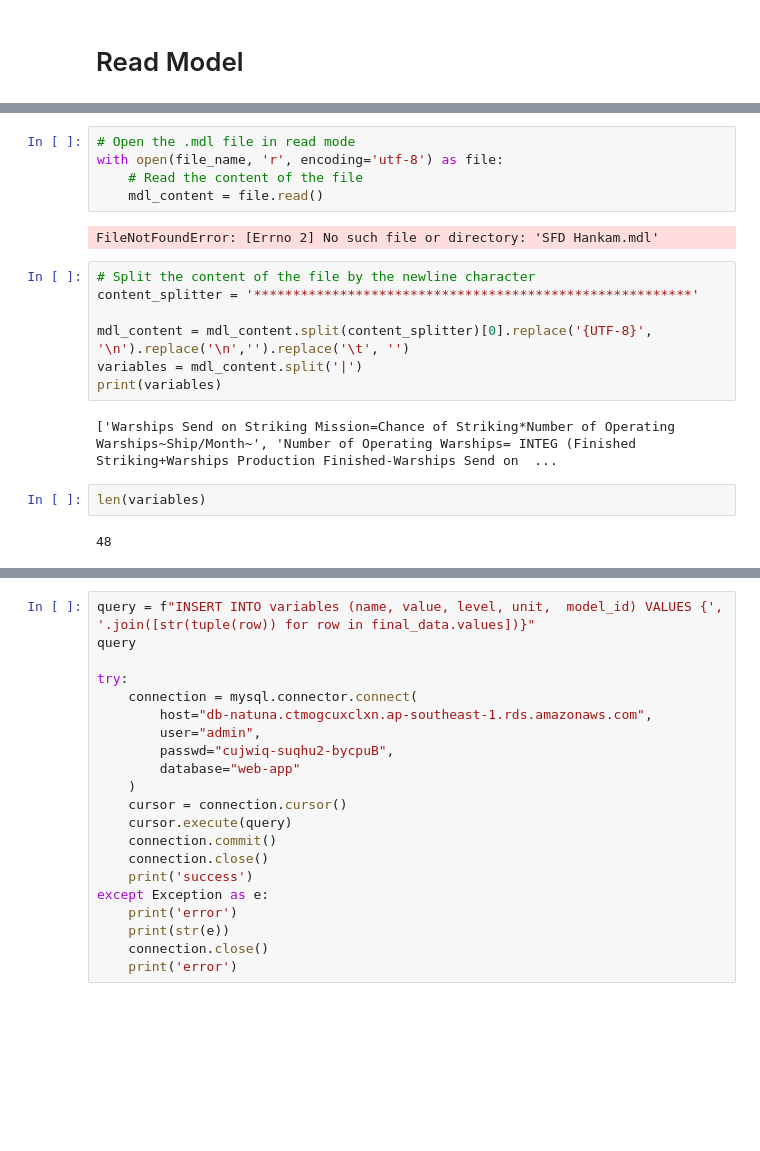
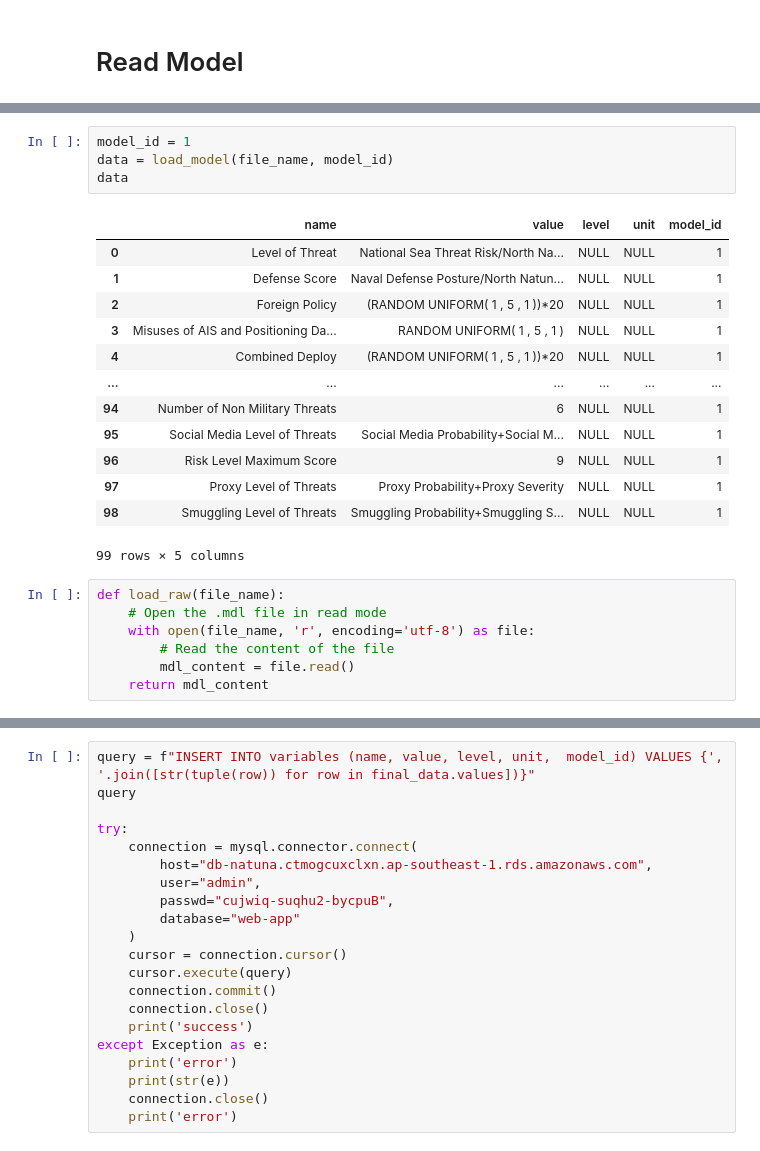
Before and after one commit to farrelarrizal/natuna-app, a Jupyter notebook: public/python/read-vensim.ipynb, the cells around one changed output, grey strips where cells are left out. Drawn from its saved outputs; the diff is of its cells as text; blank space fills up the shorter version.

```diff
--- a/public/python/read-vensim.ipynb
+++ b/public/python/read-vensim.ipynb
@@ -63,20 +129,25 @@ file_name = 'SFD Hankam.mdl'
+# %%
+model_id = 1
+data = load_model(file_name, model_id)
+data
+# %% [output]
+|  | name | value | level | unit | model_id |
+| 0 | Level of Threat | National Sea Threat Risk/North Na... | NULL | NULL | 1 |
+| 1 | Defense Score | Naval Defense Posture/North Natun... | NULL | NULL | 1 |
+| 2 | Foreign Policy | (RANDOM UNIFORM( 1 , 5 , 1 ))*20 | NULL | NULL | 1 |
+| 3 | Misuses of AIS and Positioning Da... | RANDOM UNIFORM( 1 , 5 , 1 ) | NULL | NULL | 1 |
+| 4 | Combined Deploy | (RANDOM UNIFORM( 1 , 5 , 1 ))*20 | NULL | NULL | 1 |
+| ... | ... | ... | ... | ... | ... |
+| 94 | Number of Non Military Threats | 6 | NULL | NULL | 1 |
+| 95 | Social Media Level of Threats | Social Media Probability+Social M... | NULL | NULL | 1 |
+| 96 | Risk Level Maximum Score | 9 | NULL | NULL | 1 |
+| 97 | Proxy Level of Threats | Proxy Probability+Proxy Severity | NULL | NULL | 1 |
+| 98 | Smuggling Level of Threats | Smuggling Probability+Smuggling S... | NULL | NULL | 1 |
+99 rows × 5 columns
 # %%
-# Open the .mdl file in read mode
-with open(file_name, 'r', encoding='utf-8') as file:
-    # Read the content of the file
-    mdl_content = file.read()
+def load_raw(file_name):
+    # Open the .mdl file in read mode
+    with open(file_name, 'r', encoding='utf-8') as file:
+        # Read the content of the file
+        mdl_content = file.read()
+    return mdl_content
-# %% [output]
-FileNotFoundError: [Errno 2] No such file or directory: 'SFD Hankam.mdl'
-# %%
-# Split the content of the file by the newline character
-content_splitter = '********************************************************'
-
-mdl_content = mdl_content.split(content_splitter)[0].replace('{UTF-8}', '\n').replace('\n','').replace('\t', '')
-variables = mdl_content.split('|')
-print(variables)
-# %% [output]
-['Warships Send on Striking Mission=Chance of Striking*Number of Operating Warships~Ship/Month~', 'Number of Operating Warships= INTEG (Finished Striking+Warships Production Finished-Warships Send on  ...
-# %%
-len(variables)
-# %% [output]
-48
```
Also changed, not shown: parts of 19 cells of this notebook, 8 other files.
